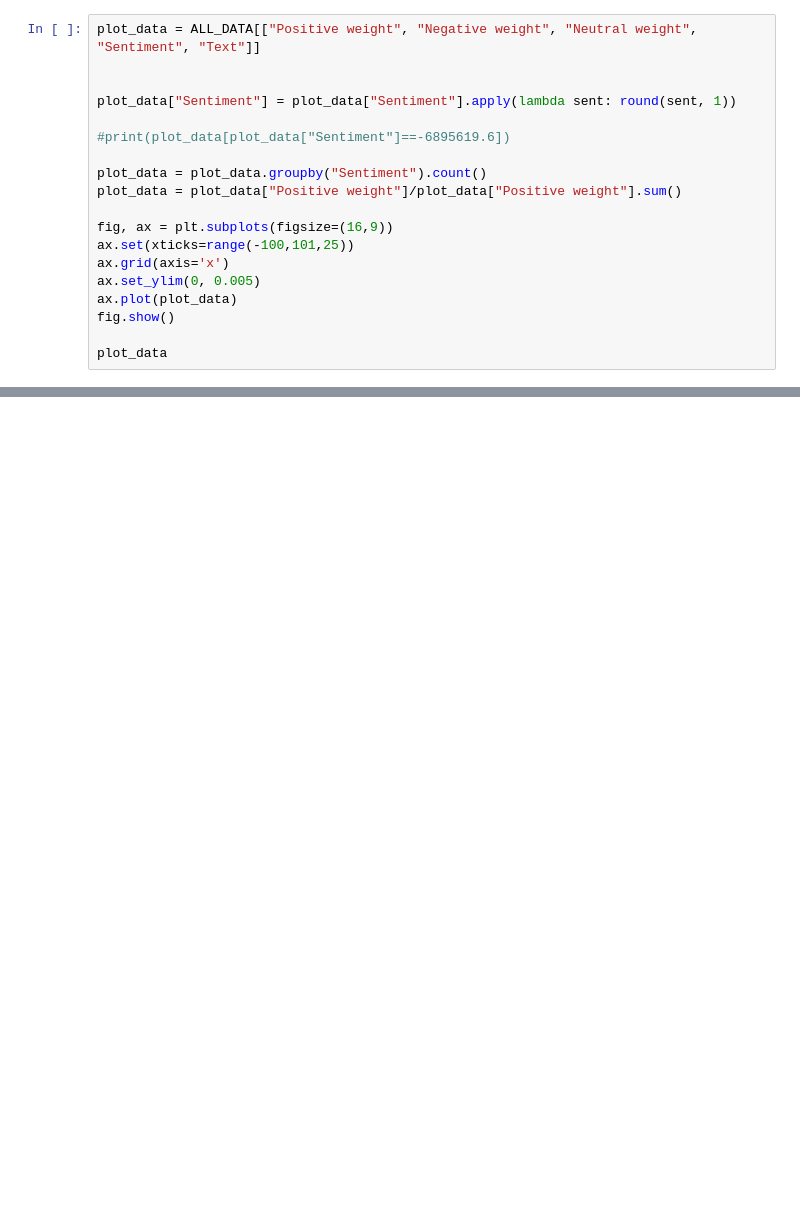
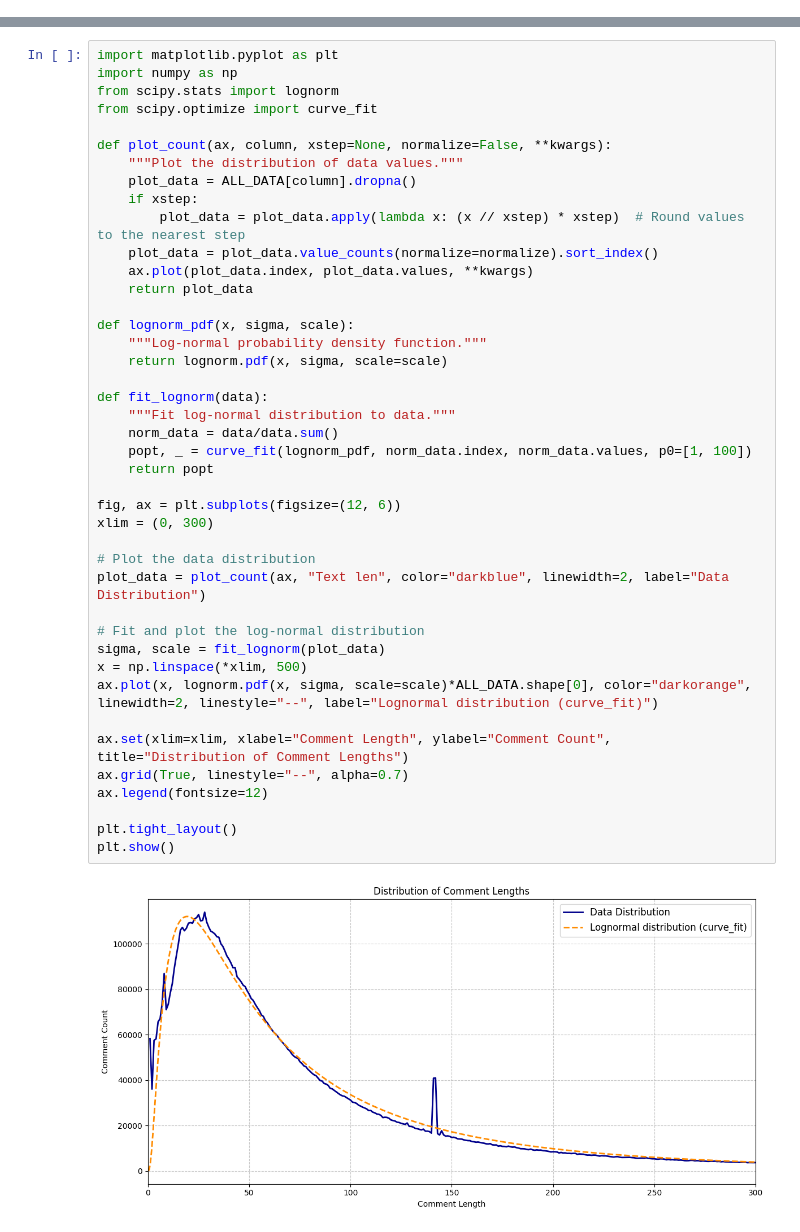
Before and after one commit to IBroccol/CommentsAnalyze, a Jupyter notebook: main.ipynb, the cells around one changed output, grey strips where cells are left out. Saved outputs shown, nothing was run; the diff lists cells and outputs as text; blank space fills up the shorter version.

```diff
--- a/main.ipynb
+++ b/main.ipynb
@@ -505,19 +0,0 @@ fig.show()
-# %%
-plot_data = ALL_DATA[["Positive weight", "Negative weight", "Neutral weight", "Sentiment", "Text"]]
-
-
-plot_data["Sentiment"] = plot_data["Sentiment"].apply(lambda sent: round(sent, 1))
-
-#print(plot_data[plot_data["Sentiment"]==-6895619.6])
-
-plot_data = plot_data.groupby("Sentiment").count()
-plot_data = plot_data["Positive weight"]/plot_data["Positive weight"].sum()
-
-fig, ax = plt.subplots(figsize=(16,9))
-ax.set(xticks=range(-100,101,25))
-ax.grid(axis='x')
-ax.set_ylim(0, 0.005)
-ax.plot(plot_data)
-fig.show()
-
-plot_data
@@ -538,0 +399,44 @@ Name: Positive weight, Length: 1891, dtype: float64
+# %%
+import matplotlib.pyplot as plt
+import numpy as np
+from scipy.stats import lognorm
+from scipy.optimize import curve_fit
+
+def plot_count(ax, column, xstep=None, normalize=False, **kwargs):
+    """Plot the distribution of data values."""
+    plot_data = ALL_DATA[column].dropna()
+    if xstep:
+        plot_data = plot_data.apply(lambda x: (x // xstep) * xstep)  # Round values to the nearest step
+    plot_data = plot_data.value_counts(normalize=normalize).sort_index()
+    ax.plot(plot_data.index, plot_data.values, **kwargs)
+    return plot_data
+
+def lognorm_pdf(x, sigma, scale):
+    """Log-normal probability density function."""
+    return lognorm.pdf(x, sigma, scale=scale)
+
+def fit_lognorm(data):
+    """Fit log-normal distribution to data."""
+    norm_data = data/data.sum()
+    popt, _ = curve_fit(lognorm_pdf, norm_data.index, norm_data.values, p0=[1, 100])
+    return popt
+
+fig, ax = plt.subplots(figsize=(12, 6))
+xlim = (0, 300)
+
+# Plot the data distribution
+plot_data = plot_count(ax, "Text len", color="darkblue", linewidth=2, label="Data Distribution")
+
+# Fit and plot the log-normal distribution
+sigma, scale = fit_lognorm(plot_data)
+x = np.linspace(*xlim, 500)
+ax.plot(x, lognorm.pdf(x, sigma, scale=scale)*ALL_DATA.shape[0], color="darkorange", linewidth=2, linestyle="--", label="Lognormal distribution (curve_fit)")
+
+ax.set(xlim=xlim, xlabel="Comment Length", ylabel="Comment Count", title="Distribution of Comment Lengths")
+ax.grid(True, linestyle="--", alpha=0.7)
+ax.legend(fontsize=12)
+
+plt.tight_layout()
+plt.show()
+# %% [output]
+[figure, added]
```
Also changed, not shown: parts of 72 cells of this notebook, 11 other files.
